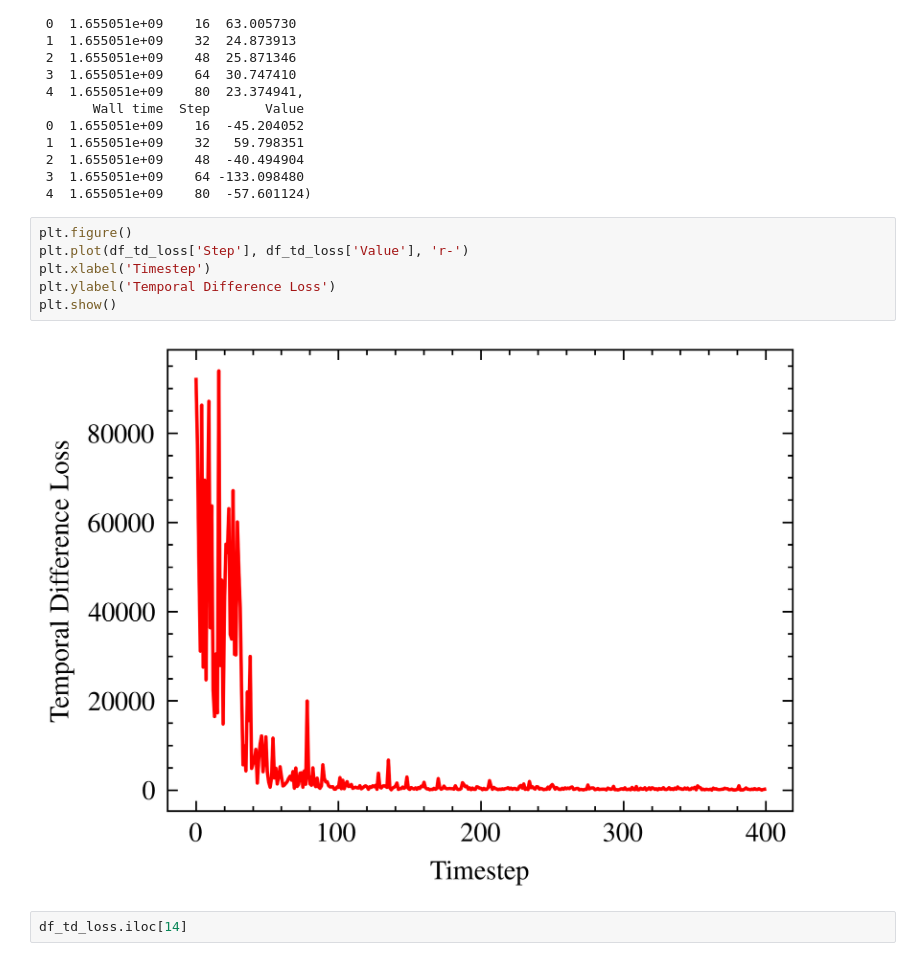
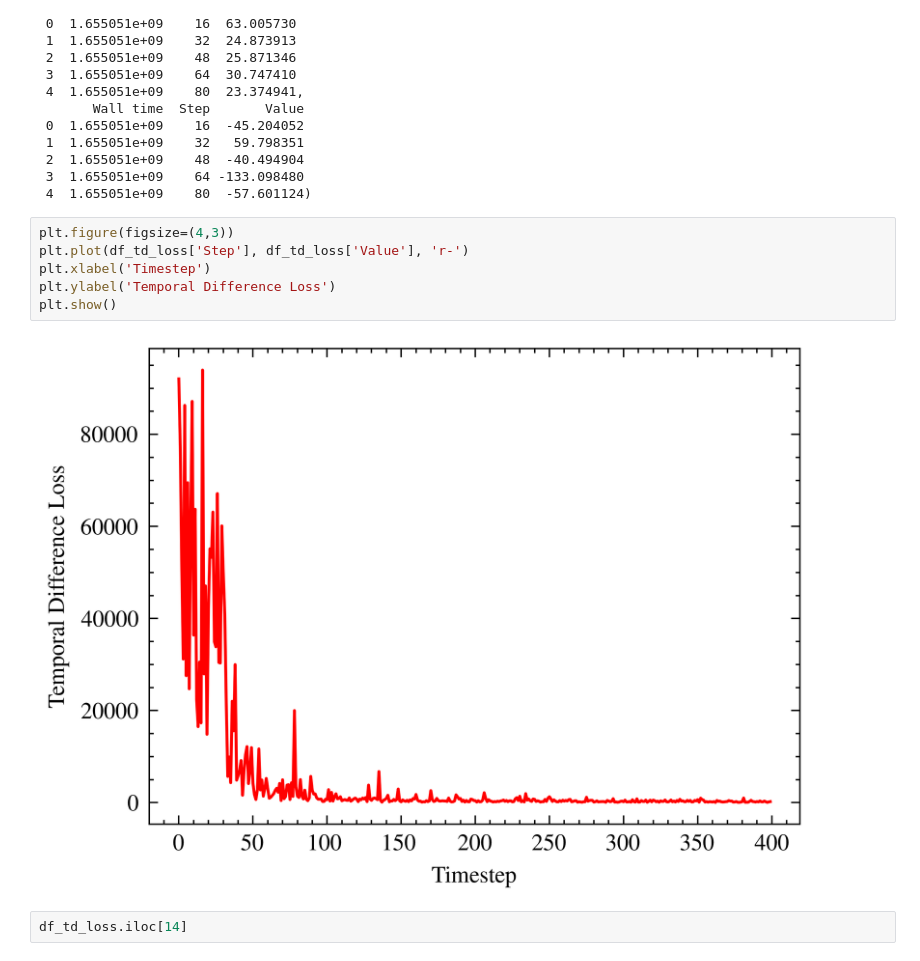
Before and after one commit to eytancanzini/rl-fixture-design, a Jupyter notebook: Python/notebooks/data_processing.ipynb, the cells around one changed output. Drawn from its saved outputs; the diff is of its cells as text.

```diff
--- a/Python/notebooks/data_processing.ipynb
+++ b/Python/notebooks/data_processing.ipynb
@@ -29,13 +29,13 @@ df_td_loss.head(), df_regret.head(), df_return.head()
  3  1.655051e+09    64 -133.098480
  4  1.655051e+09    80  -57.601124)
 # %%
-plt.figure()
+plt.figure(figsize=(4,3))
 plt.plot(df_td_loss['Step'], df_td_loss['Value'], 'r-')
 plt.xlabel('Timestep')
 plt.ylabel('Temporal Difference Loss')
 plt.show()
 # %% [output]
-[figure, old version]
+[figure, new version]
 # %%
 df_td_loss.iloc[14]
 # %% [output]
```
Also changed, not shown: parts of 4 cells of this notebook, 5 other files.
